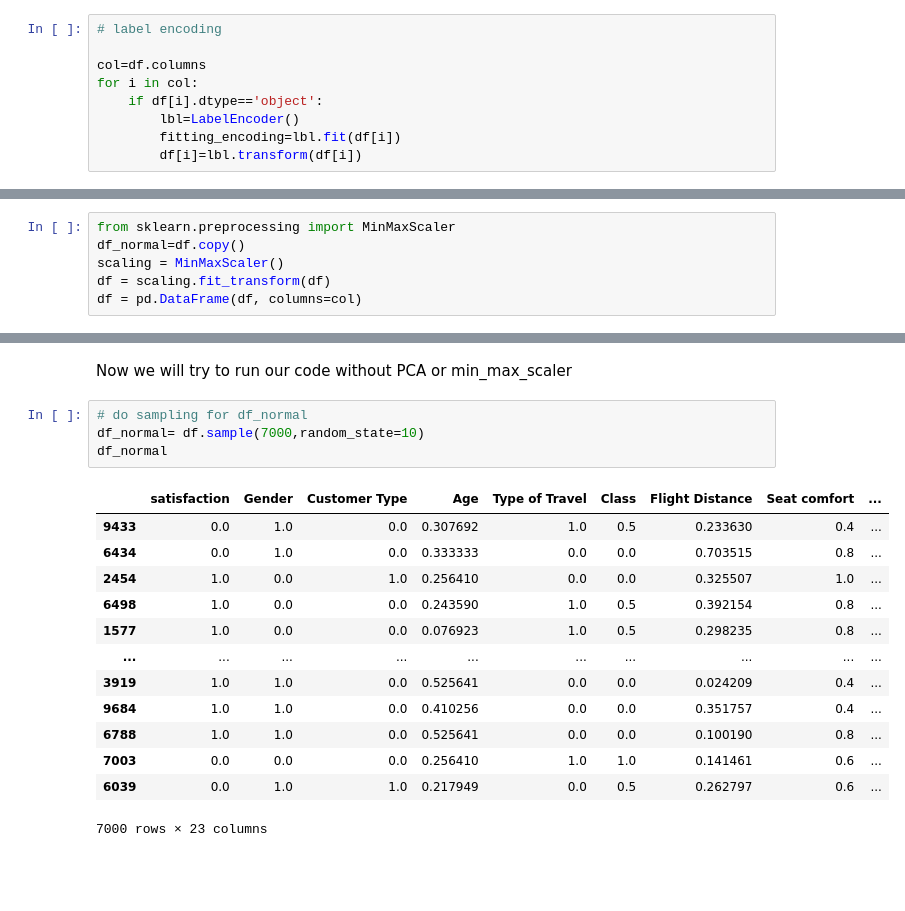
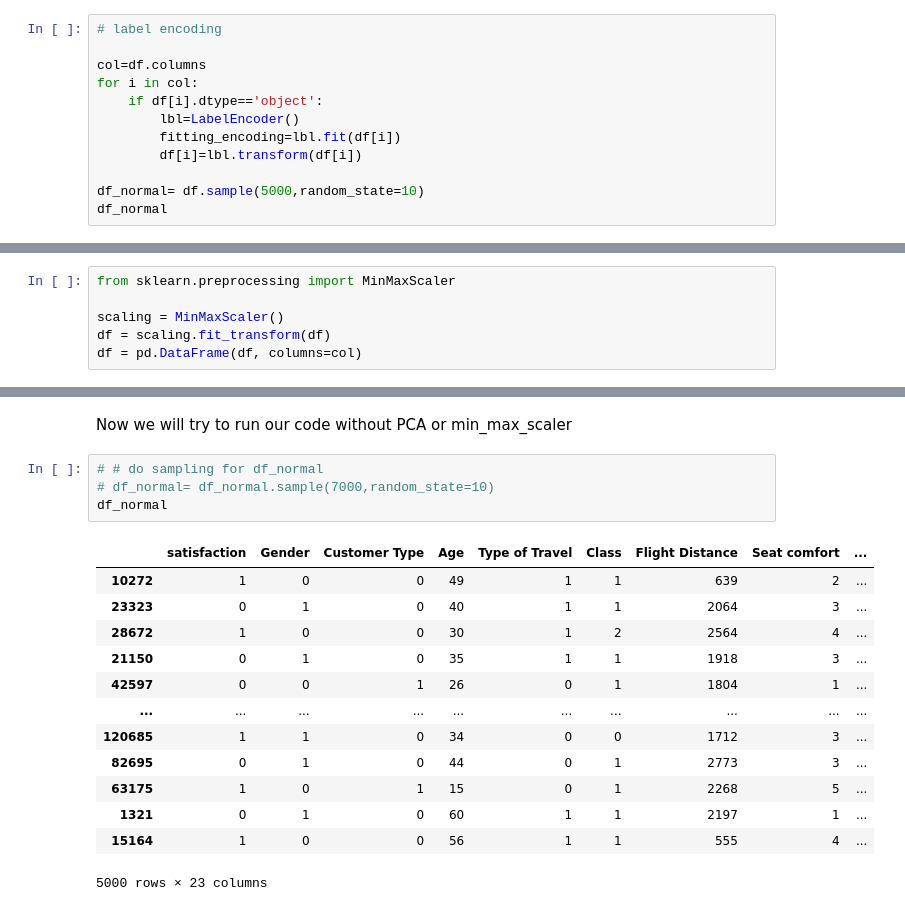
Before and after one commit to SandeepJabez/airline_satisfaction_ml_eda, a Jupyter notebook: ML Final LAb 20112029.ipynb, the cells around one changed output, grey strips where cells are left out. Drawn from its saved outputs; the diff is of its cells as text; blank space fills up the shorter version.

```diff
--- a/ML Final LAb 20112029.ipynb
+++ b/ML Final LAb 20112029.ipynb
@@ -197,3 +213,6 @@ for i in col:
         lbl=LabelEncoder()
         fitting_encoding=lbl.fit(df[i])
         df[i]=lbl.transform(df[i])
+
+df_normal= df.sample(5000,random_state=10)
+df_normal
@@ -200,6 +233,6 @@ for i in col:
 # %%
 from sklearn.preprocessing import MinMaxScaler
-df_normal=df.copy()
+
 scaling = MinMaxScaler()
 df = scaling.fit_transform(df)
 df = pd.DataFrame(df, columns=col)
@@ -437,23 +470,23 @@ weighted avg       0.82      0.82      0.82      2993
 # %% [markdown]
 Now we will try to run our code without PCA or min_max_scaler
 # %%
-# do sampling for df_normal
-df_normal= df.sample(7000,random_state=10)
+# # do sampling for df_normal
+# df_normal= df_normal.sample(7000,random_state=10)
 df_normal
 # %% [output]
 |  | satisfaction | Gender | Customer Type | Age | Type of Travel | Class | Flight Distance | Seat comfort | ... |
-| 9433 | 0.0 | 1.0 | 0.0 | 0.307692 | 1.0 | 0.5 | 0.233630 | 0.4 | ... |
-| 6434 | 0.0 | 1.0 | 0.0 | 0.333333 | 0.0 | 0.0 | 0.703515 | 0.8 | ... |
-| 2454 | 1.0 | 0.0 | 1.0 | 0.256410 | 0.0 | 0.0 | 0.325507 | 1.0 | ... |
-| 6498 | 1.0 | 0.0 | 0.0 | 0.243590 | 1.0 | 0.5 | 0.392154 | 0.8 | ... |
-| 1577 | 1.0 | 0.0 | 0.0 | 0.076923 | 1.0 | 0.5 | 0.298235 | 0.8 | ... |
+| 10272 | 1 | 0 | 0 | 49 | 1 | 1 | 639 | 2 | ... |
+| 23323 | 0 | 1 | 0 | 40 | 1 | 1 | 2064 | 3 | ... |
+| 28672 | 1 | 0 | 0 | 30 | 1 | 2 | 2564 | 4 | ... |
+| 21150 | 0 | 1 | 0 | 35 | 1 | 1 | 1918 | 3 | ... |
+| 42597 | 0 | 0 | 1 | 26 | 0 | 1 | 1804 | 1 | ... |
 | ... | ... | ... | ... | ... | ... | ... | ... | ... | ... |
-| 3919 | 1.0 | 1.0 | 0.0 | 0.525641 | 0.0 | 0.0 | 0.024209 | 0.4 | ... |
-| 9684 | 1.0 | 1.0 | 0.0 | 0.410256 | 0.0 | 0.0 | 0.351757 | 0.4 | ... |
-| 6788 | 1.0 | 1.0 | 0.0 | 0.525641 | 0.0 | 0.0 | 0.100190 | 0.8 | ... |
-| 7003 | 0.0 | 0.0 | 0.0 | 0.256410 | 1.0 | 1.0 | 0.141461 | 0.6 | ... |
-| 6039 | 0.0 | 1.0 | 1.0 | 0.217949 | 0.0 | 0.5 | 0.262797 | 0.6 | ... |
+| 120685 | 1 | 1 | 0 | 34 | 0 | 0 | 1712 | 3 | ... |
+| 82695 | 0 | 1 | 0 | 44 | 0 | 1 | 2773 | 3 | ... |
+| 63175 | 1 | 0 | 1 | 15 | 0 | 1 | 2268 | 5 | ... |
+| 1321 | 0 | 1 | 0 | 60 | 1 | 1 | 2197 | 1 | ... |
+| 15164 | 1 | 0 | 0 | 56 | 1 | 1 | 555 | 4 | ... |
-7000 rows × 23 columns
+5000 rows × 23 columns
 # %%
 # svm using df_normal
 clean_dataset(df_normal)
```
Also changed, not shown: parts of 9 cells of this notebook.
